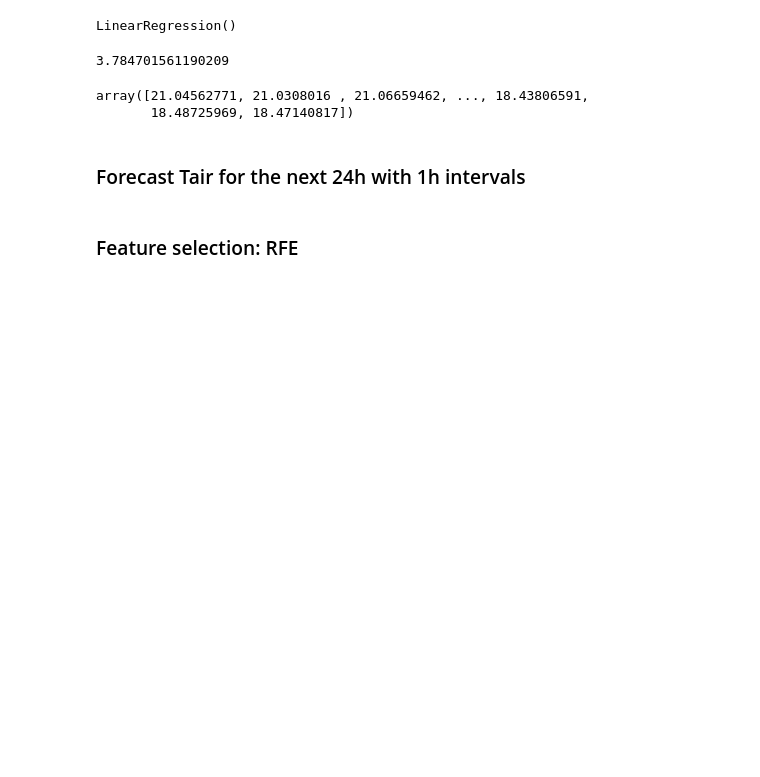
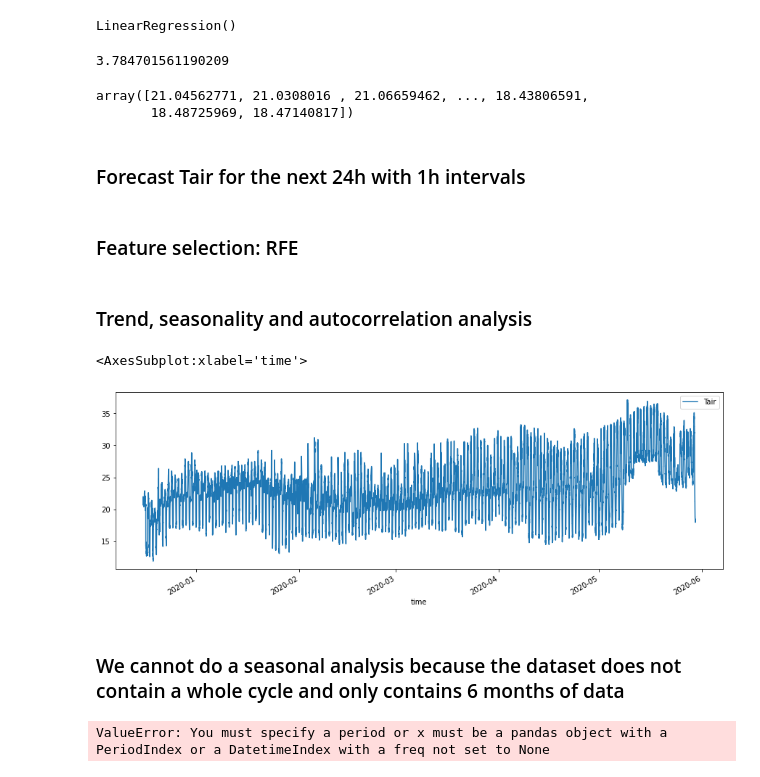
Before and after one commit to soumenganguly/greenhouse-learn, a Jupyter notebook: notebooks/experimental_notebook.ipynb, the cells around one changed output. Drawn from its saved outputs; the diff is of its cells as text; code cells hidden in the pictures; blank space fills up the shorter version.

Commit message:
added notes on seasonal analysis of dataset

```diff
--- a/notebooks/experimental_notebook.ipynb
+++ b/notebooks/experimental_notebook.ipynb
@@ -603,0 +623,16 @@ def forecast(prediction):
+# %% [markdown]
+### Trend, seasonality and autocorrelation analysis
+# %%
+automatoes_df.plot(figsize=(15,5))
+# %% [output]
+<AxesSubplot:xlabel='time'>
+[figure, added]
+# %% [markdown]
+### We cannot do a seasonal analysis because the dataset does not contain a whole cycle and only contains 6 months of data
+# %%
+from statsmodels.tsa.seasonal import seasonal_decompose
+
+result = seasonal_decompose(automatoes_df)
+result.plot()
+# %% [output]
+ValueError: You must specify a period or x must be a pandas object with a PeriodIndex or a DatetimeIndex with a freq not set to None
```
Also changed, not shown: parts of 3 cells of this notebook.
